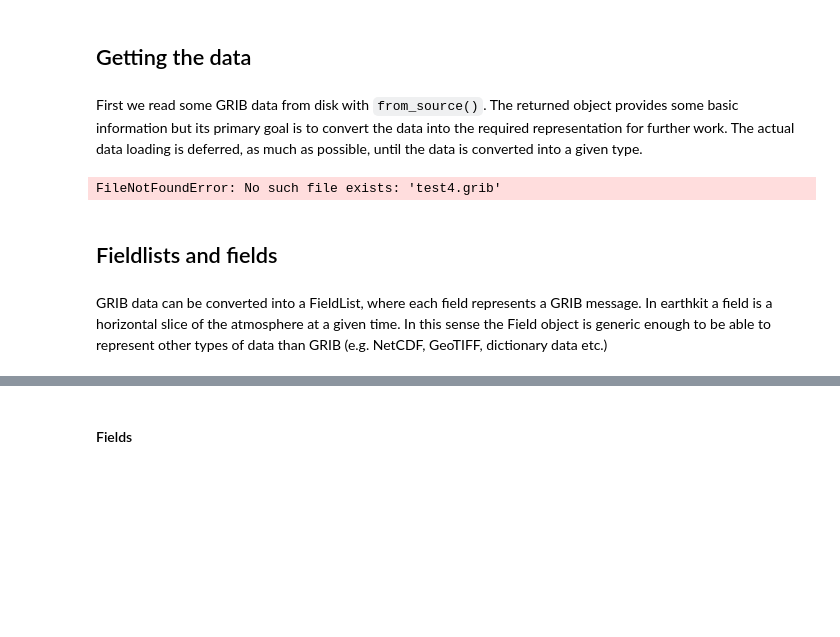
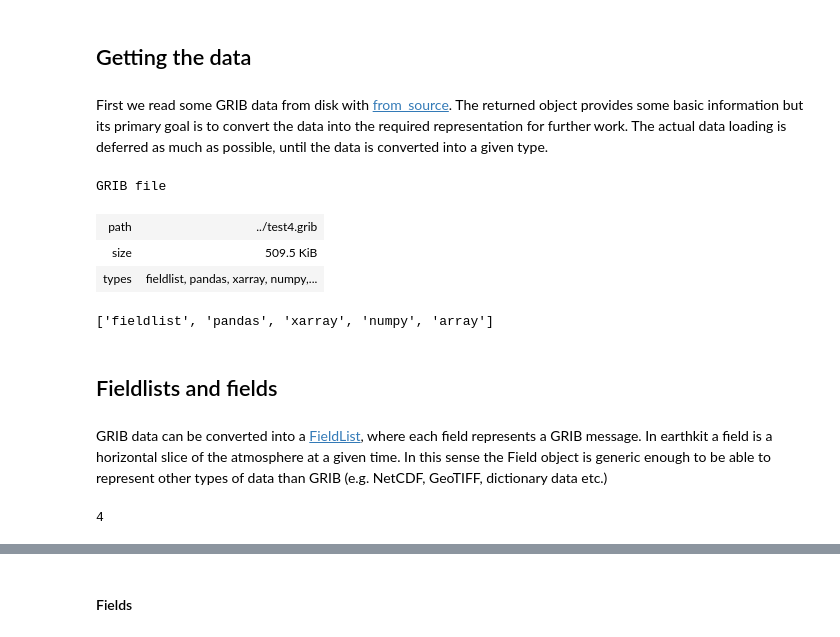
Before and after one commit to ecmwf-training/2026-earthkit-training, a Jupyter notebook: content/earthkit-data/solutions/ekd-2-grib-solutions.ipynb, the cells around one changed output, grey strips where cells are left out. Saved outputs shown, nothing was run; the diff lists cells and outputs as text; code cells hidden in the pictures; blank space fills up the shorter version.

Commit message:
Earthkit-data

```diff
--- a/content/earthkit-data/solutions/ekd-2-grib-solutions.ipynb
+++ b/content/earthkit-data/solutions/ekd-2-grib-solutions.ipynb
@@ -13,25 +13,33 @@ In this notebook you will see how to:
 # %% [markdown]
 ## Getting the data
 # %% [markdown]
-First we read some GRIB data from disk with ``from_source()``. The returned object provides some basic information but its primary goal is to convert the data into the required representation for further work. The actual data loading is deferred, as much as possible, until the data is converted into a given type.
+First we read some GRIB data from disk with [from_source](https://earthkit-data/readthedocs.io/en/latest/concepts/inputs/from_source.html). The returned object provides some basic information but its primary goal is to convert the data into the required representation for further work. The actual data loading is deferred as much as possible, until the data is converted into a given type.
 # %%
 import earthkit.data as ekd
 
-d = ekd.from_source("file", "test4.grib")
+d = ekd.from_source("file", "../test4.grib")
 d
 # %% [output]
-FileNotFoundError: No such file exists: 'test4.grib'
+GRIB file
+| path | ../test4.grib |
+| size | 509.5 KiB |
+| types | fieldlist, pandas, xarray, numpy,... |
 # %%
 d.available_types
+# %% [output]
+['fieldlist', 'pandas', 'xarray', 'numpy', 'array']
 # %% [markdown]
 ## Fieldlists and fields
 # %% [markdown]
-GRIB data can be converted into a FieldList, where each field represents a GRIB message. In earthkit a field is a horizontal slice of the atmosphere at a given time. In this sense the Field object is generic enough to be able to represent other types of data than GRIB (e.g. NetCDF, GeoTIFF, dictionary data etc.)
+GRIB data can be converted into a [FieldList](https://earthkit-data.readthedocs.io/en/latest/autoapi/earthkit/data/core/fieldlist/index.html#earthkit.data.core.fieldlist.FieldList), where each field represents a GRIB message. In earthkit a field is a horizontal slice of the atmosphere at a given time. In this sense the Field object is generic enough to be able to represent other types of data than GRIB (e.g. NetCDF, GeoTIFF, dictionary data etc.)
 # %%
 # fl is a fieldlist
 fl = d.to_fieldlist()
 # %%
+# fl contains 4 fields
 len(fl)
+# %% [output]
+4
 # %%
 # ls() lists the fields in the fieldlist
 fl.ls()
```
Also changed, not shown: parts of 28 cells of this notebook, 1 other file.
